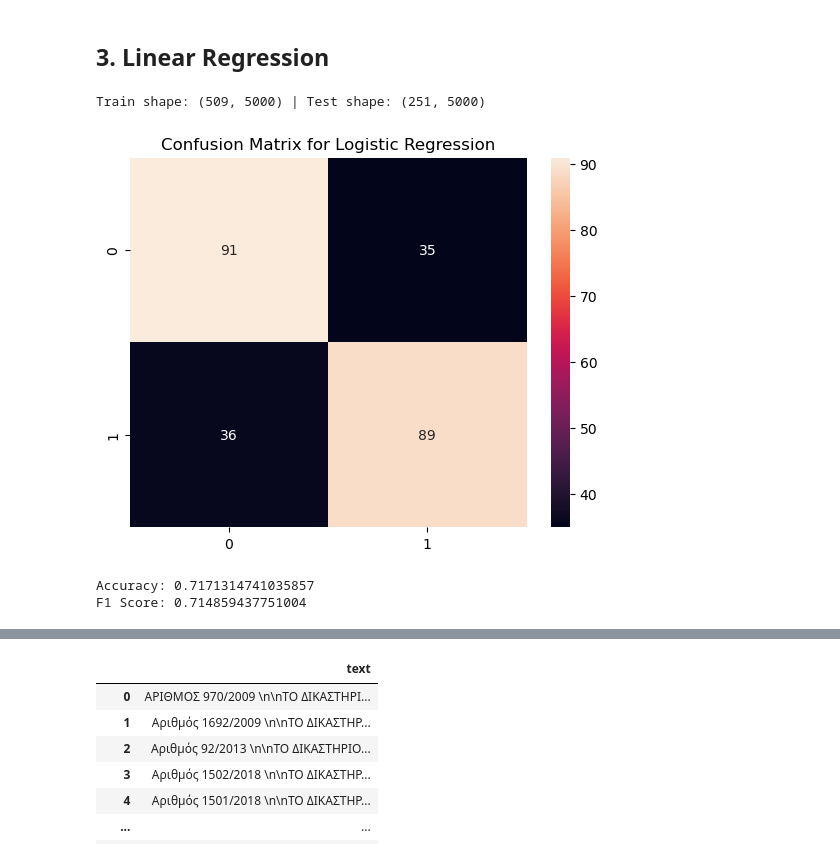
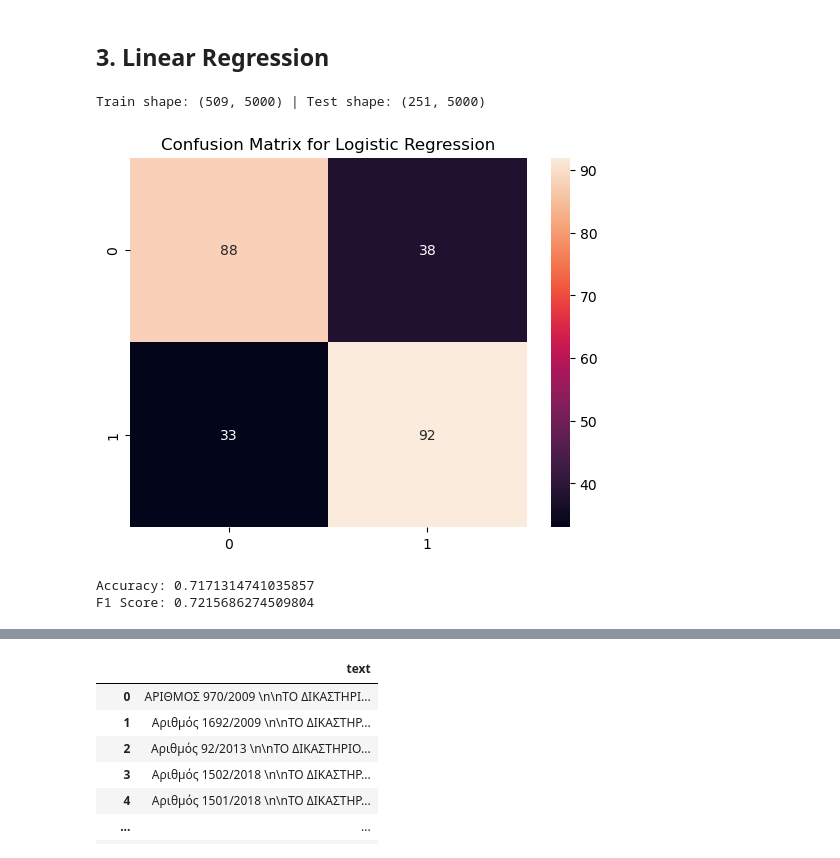
Before and after one commit to kebelouah/decisions_thesis, a Jupyter notebook: word2vec.ipynb, the cells around one changed output, grey strips where cells are left out. Saved outputs shown, nothing was run; the diff lists cells and outputs as text; code cells hidden in the pictures.

```diff
--- a/word2vec.ipynb
+++ b/word2vec.ipynb
@@ -366,34 +447,34 @@ import matplotlib.pyplot as plt
 
 # Step 1: Split the data into features and labels
 X = data_resampled.drop('Label', axis=1)
 y = data_resampled['Label']
 
 # Step 2: Train/Test Split
 X_train, X_test, y_train, y_test = train_test_split(X, y, stratify=y, test_size=0.33, random_state=42)
 print(f'Train shape: {X_train.shape} | Test shape: {X_test.shape}')
 
 # Step 3: Initialize and train the Logistic Regression classifier
-lr = LogisticRegression(random_state=42, max_iter=1000)
+lr = LogisticRegression(max_iter=2000)
 lr.fit(X_train, y_train)
 
 # Step 4: Evaluate the Logistic Regression classifier
 y_pred = lr.predict(X_test)
 
 # Confusion matrix
 cm = confusion_matrix(y_test, y_pred)
 sns.heatmap(cm, annot=True, fmt='d')
 plt.title('Confusion Matrix for Logistic Regression')
 plt.show()
 
 # Print Accuracy
 accuracy = lr.score(X_test, y_test)
 print(f'Accuracy: {accuracy}')
 
 # Calculate and print F1 Score
 f1 = f1_score(y_test, y_pred)
 print(f'F1 Score: {f1}')
 # %% [output]
 Train shape: (509, 5000) | Test shape: (251, 5000)
-[figure, old version]
+[figure, new version]
 Accuracy: 0.7171314741035857
-F1 Score: 0.714859437751004
+F1 Score: 0.7215686274509804
```
Also changed, not shown: parts of 9 cells of this notebook, 4 other files.
